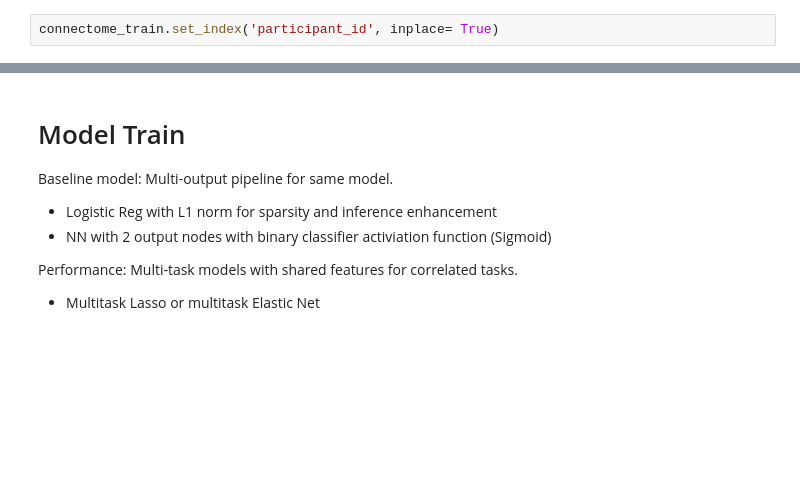
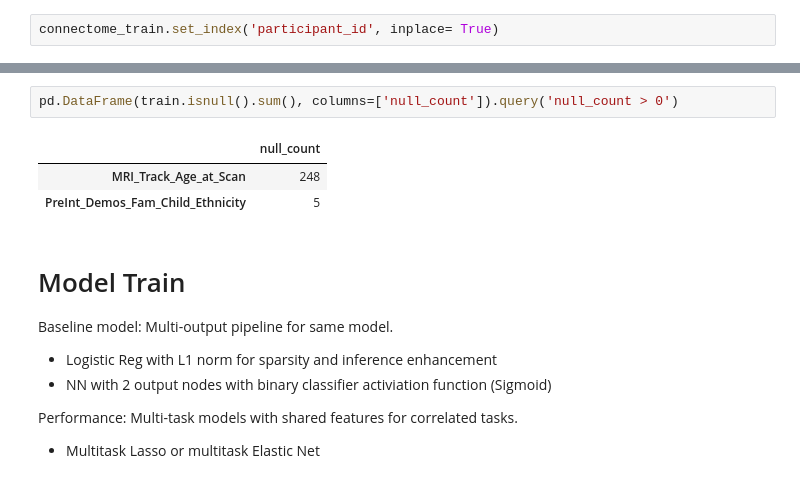
Before and after one commit to taylornguyen527/ADHD_Sex_Prediction_WIDS2025, a Jupyter notebook: EDA.ipynb, the cells around one changed output, grey strips where cells are left out. Saved outputs shown, nothing was run; the diff lists cells and outputs as text; blank space fills up the shorter version.

```diff
--- a/EDA.ipynb
+++ b/EDA.ipynb
@@ -124,3 +105,9 @@ df
+# %%
+pd.DataFrame(train.isnull().sum(), columns=['null_count']).query('null_count > 0')
+# %% [output]
+|  | null_count |
+| MRI_Track_Age_at_Scan | 248 |
+| PreInt_Demos_Fam_Child_Ethnicity | 5 |
 # %% [markdown]
 # Model Train
 Baseline model: Multi-output pipeline for same model.
```
Also changed, not shown: parts of 19 cells of this notebook.
